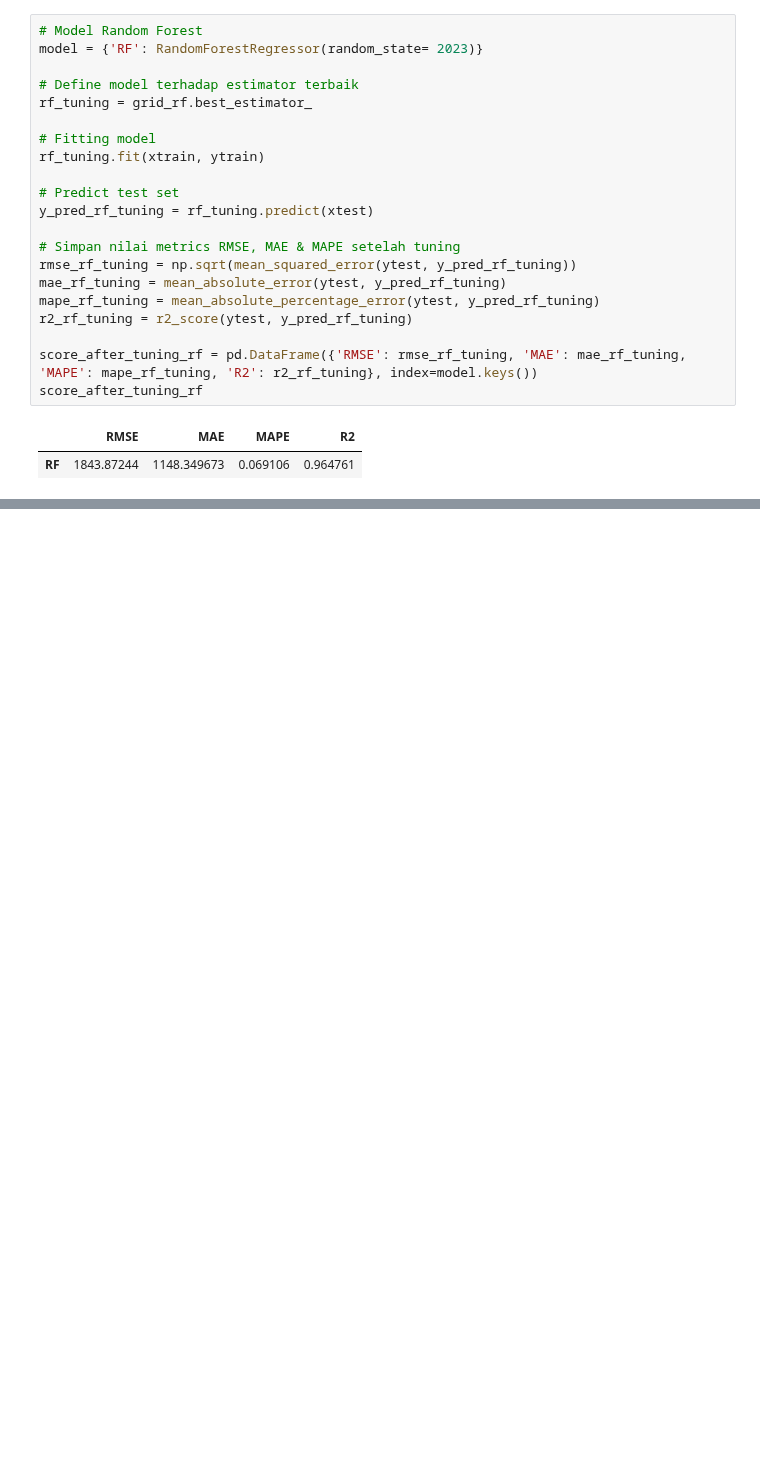
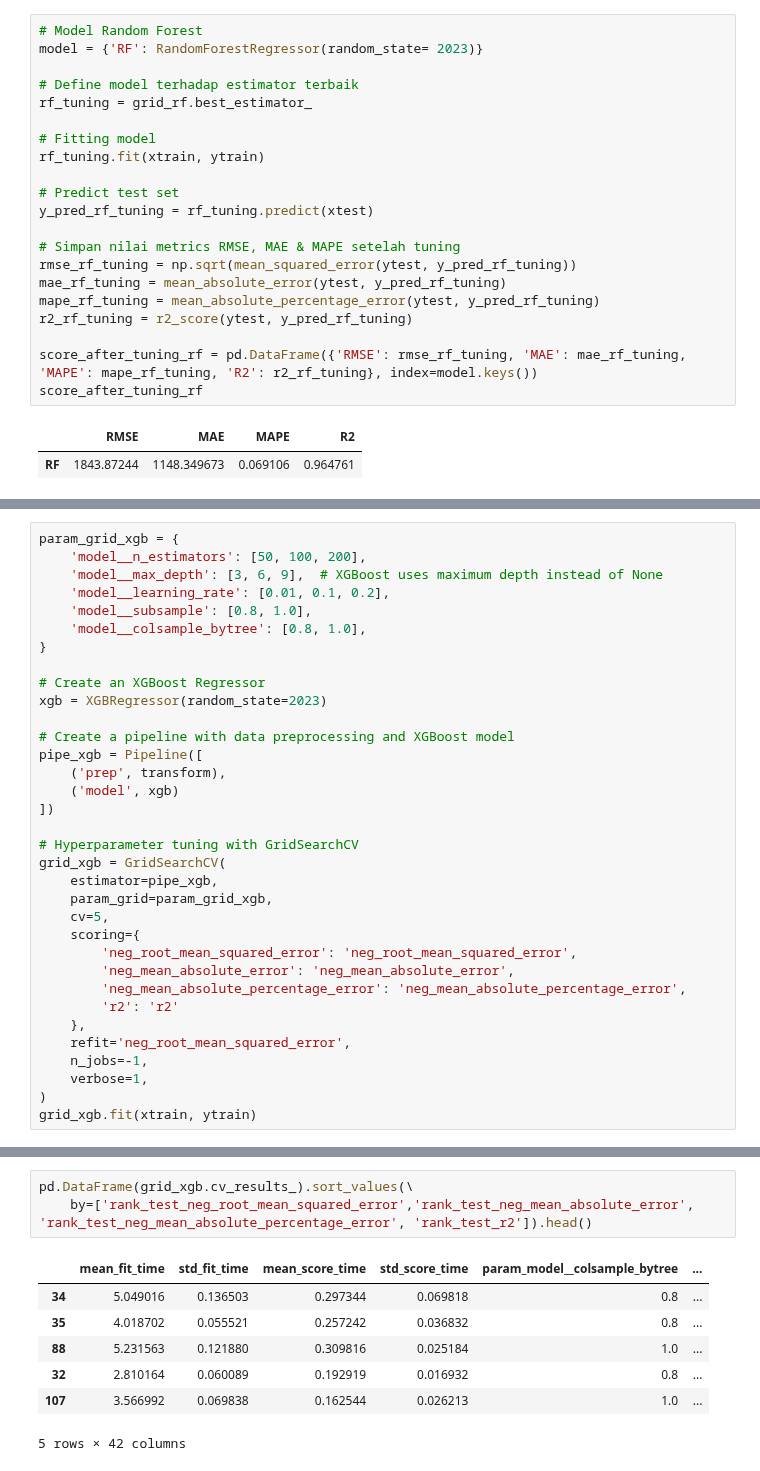
Before and after one commit to d-widyantama/ML-Regression-UsedCarsPrediction-finpro-alpha, a Jupyter notebook: 4. Modeling V.2.ipynb, the cells around one changed output, grey strips where cells are left out. Cells and saved outputs as stored; diff of their text form; blank space fills up the shorter version.

```diff
--- a/4. Modeling V.2.ipynb
+++ b/4. Modeling V.2.ipynb
@@ -377,0 +381,34 @@ score_after_tuning_rf
+# %%
+param_grid_xgb = {
+    'model__n_estimators': [50, 100, 200],
+    'model__max_depth': [3, 6, 9],  # XGBoost uses maximum depth instead of None
+    'model__learning_rate': [0.01, 0.1, 0.2],
+    'model__subsample': [0.8, 1.0],
+    'model__colsample_bytree': [0.8, 1.0],
+}
+
+# Create an XGBoost Regressor
+xgb = XGBRegressor(random_state=2023)
+
+# Create a pipeline with data preprocessing and XGBoost model
+pipe_xgb = Pipeline([
+    ('prep', transform),
+    ('model', xgb)
+])
+
+# Hyperparameter tuning with GridSearchCV
+grid_xgb = GridSearchCV(
+    estimator=pipe_xgb,
+    param_grid=param_grid_xgb,
+    cv=5,
+    scoring={
+        'neg_root_mean_squared_error': 'neg_root_mean_squared_error',
+        'neg_mean_absolute_error': 'neg_mean_absolute_error',
+        'neg_mean_absolute_percentage_error': 'neg_mean_absolute_percentage_error',
+        'r2': 'r2'
+    },
+    refit='neg_root_mean_squared_error',
+    n_jobs=-1,
+    verbose=1,
+)
+grid_xgb.fit(xtrain, ytrain)
@@ -377,0 +434,11 @@ score_after_tuning_rf
+# %%
+pd.DataFrame(grid_xgb.cv_results_).sort_values(\
+    by=['rank_test_neg_root_mean_squared_error','rank_test_neg_mean_absolute_error', 'rank_test_neg_mean_absolute_percentage_error', 'rank_test_r2']).head()
+# %% [output]
+|  | mean_fit_time | std_fit_time | mean_score_time | std_score_time | param_model__colsample_bytree | ... |
+| 34 | 5.049016 | 0.136503 | 0.297344 | 0.069818 | 0.8 | ... |
+| 35 | 4.018702 | 0.055521 | 0.257242 | 0.036832 | 0.8 | ... |
+| 88 | 5.231563 | 0.121880 | 0.309816 | 0.025184 | 1.0 | ... |
+| 32 | 2.810164 | 0.060089 | 0.192919 | 0.016932 | 0.8 | ... |
+| 107 | 3.566992 | 0.069838 | 0.162544 | 0.026213 | 1.0 | ... |
+5 rows × 42 columns
```
Also changed, not shown: parts of 12 cells of this notebook.
